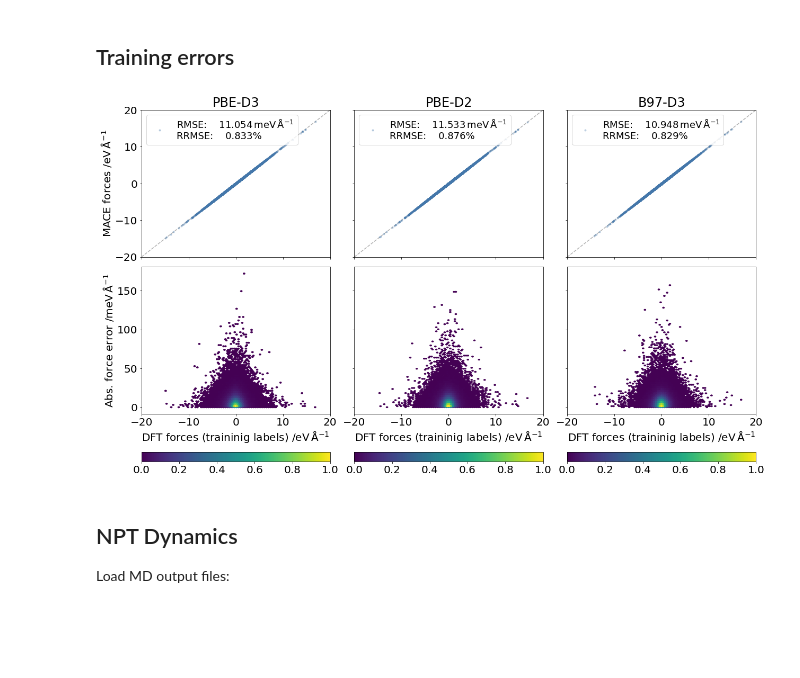
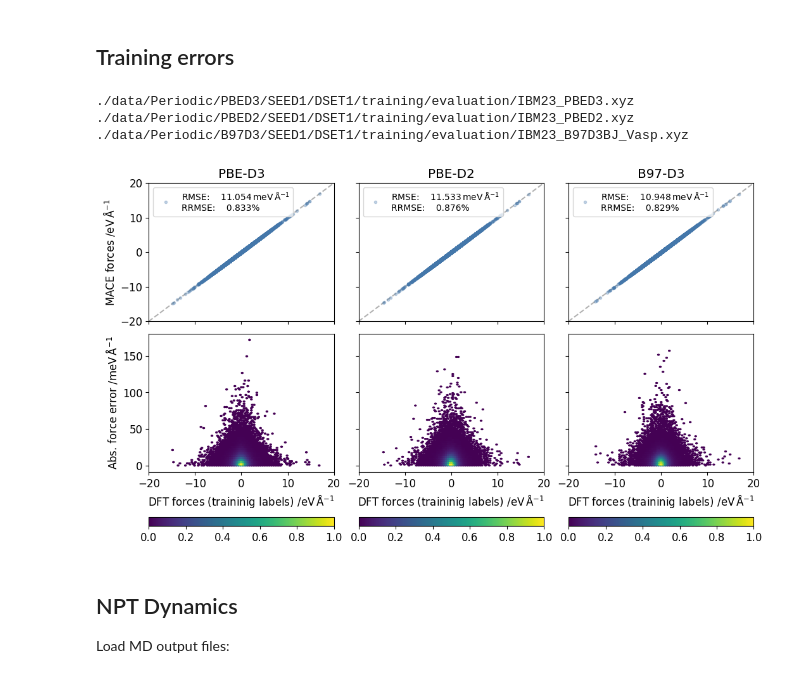
Before and after one commit to viktorsvahn/Limits_of_cluster_MLIPs, a Jupyter notebook: part1-dft_impact-periodic_data.ipynb, the cells around one changed output. Drawn from its saved outputs; the diff is of its cells as text; code cells hidden in the pictures; blank space fills up the shorter version.

```diff
--- a/part1-dft_impact-periodic_data.ipynb
+++ b/part1-dft_impact-periodic_data.ipynb
@@ -35,4 +26,5 @@ Note: you may need to restart the kernel to use updated packages.
 # %%
+import funcs as funcs
 from ase.io import read, iread
 import ase.units
 import pickle
@@ -52,7 +44,7 @@ tags = [
     'Periodic/B97D3/SEED1/DSET1',
 ]
 
-scale = 2.5
+scale = 1.5
 fsize = 8*scale
 plt.rcParams.update({'font.size': fsize})
 # %%
@@ -481,52 +106,56 @@ ___
 # Obtain data and store to dicts
 xyz = dict()
 for tag in tags:
-    xyz[tag] = get_xyz(f'{path}{tag}/training/evaluation/*')
+    xyz[tag] = funcs.get_xyz(f'{path}{tag}/training/evaluation/*')
+# %% [output]
+./data/Periodic/PBED3/SEED1/DSET1/training/evaluation/IBM23_PBED3.xyz
+./data/Periodic/PBED2/SEED1/DSET1/training/evaluation/IBM23_PBED2.xyz
+./data/Periodic/B97D3/SEED1/DSET1/training/evaluation/IBM23_B97D3BJ_Vasp.xyz
 # %%
 fig, axs = plt.subplots(2,len(tags), figsize=(7*scale, 4*scale), sharex=True, sharey='row', layout='constrained')
 for i, k in enumerate(xyz):
     tag = tags[i]
-    atoms = xyz[k]
+    atoms = xyz[k][3:]      # First three structures are just reference atoms with 0 energy and force.
     data_set, labels, seed, dset_sample = tag.split('/')
 
     # Obtain forces and errors
     ## reference
-    ref_forces = [a.arrays['forces'] for a in atoms if 'forces' in a.arrays.keys()]
+    ref_forces = [a.calc.results['forces'] for a in atoms]
     ref_forces = np.concatenate(ref_forces).flatten()
 
     ## mace
-    mace_forces = [a.arrays['MACE_forces'] for a in atoms if 'forces' in a.arrays.keys()]
+    mace_forces = [a.arrays['MACE_forces'] for a in atoms]
     mace_forces = np.concatenate(mace_forces).flatten()
-    rmse, rrmse = RMSE(ref_forces, mace_forces)
+    rmse, rrmse = funcs.RMSE(ref_forces, mace_forces)
 
     # Plot correlations
     axs[0,i].set_title(label_map[labels])
     axs[0,i].plot(ref_forces, mace_forces, '.', label=f'RMSE:    {rmse*1e3:.3f}$\\,$meV$\,$Å$^{{-1}}$\nRRMSE:    {rrmse*100:.3f}%', alpha=0.3, rasterized=True)
     axs[0,i].legend(loc='upper left', numpoints=1, fontsize=fsize-2)
 
     # Plot settings
     axs[0,i].plot([0, 1], [0, 1], 'k--', transform=axs[0,i].transAxes, alpha=0.3, zorder=0)
     axs[0,i].set_xlim([-20,20])
     axs[0,i].set_ylim([-20,20])
     if i == 0: axs[0,i].set_ylabel('MACE forces /eV$\,$Å$^{-1}$')
 
     h = axs[1,i].hexbin(
         ref_forces,
         abs(ref_forces-mace_forces)*1000,
         mincnt=1,
     )
     counts = h.get_array()
     counts_min = counts.min()
     counts_max = counts.max()
     counts_scaled = (counts - counts_min) / (counts_max - counts_min)
     h.set_array(counts_scaled)
     h.set_norm(mcolors.Normalize(vmin=0, vmax=1))
 
     plt.colorbar(h, ax=axs[1,i], orientation='horizontal')
     axs[1,i].set_xlabel('DFT forces (traininig labels) /eV$\,$Å$^{-1}$')
     axs[1,0].set_ylabel('Abs. force error /meV$\,$Å$^{-1}$')
 # %% [output]
-[figure, old version]
+[figure, new version]
 # %% [markdown]
 ## NPT Dynamics
 Load MD output files:
```
Also changed, not shown: parts of 19 cells of this notebook.
